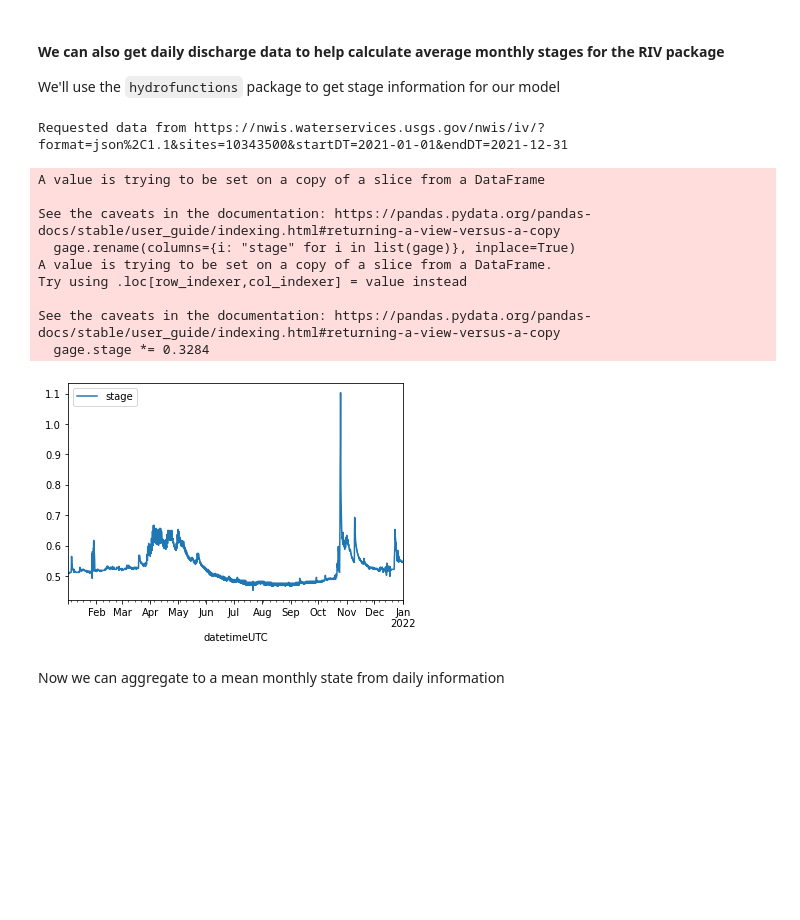
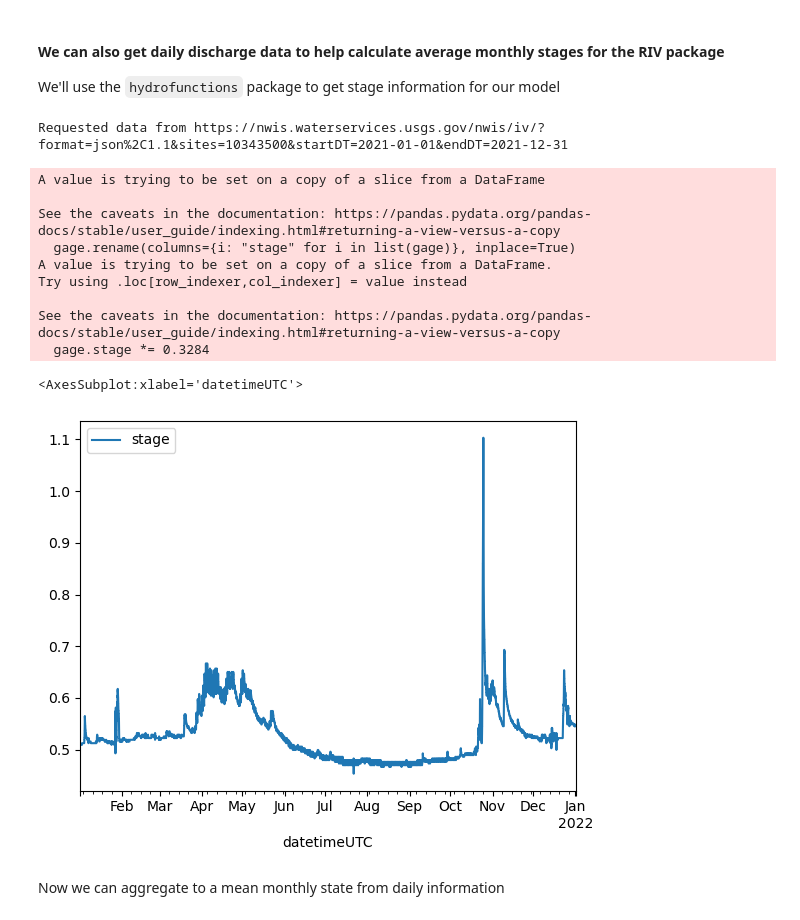
Before and after one commit to DOI-USGS/python-for-hydrology, a Jupyter notebook: notebooks/part1_flopy/04_Modelgrid_and_intersection.ipynb, the cells around one changed output. Drawn from its saved outputs; the diff is of its cells as text; code cells hidden in the pictures; blank space fills up the shorter version.

```diff
--- a/notebooks/part1_flopy/04_Modelgrid_and_intersection.ipynb
+++ b/notebooks/part1_flopy/04_Modelgrid_and_intersection.ipynb
@@ -813,28 +818,29 @@ with open(os.path.join(data_path, "trib_cells.txt")) as foo:
 We'll use the `hydrofunctions` package to get stage information for our model
 # %%
 import hydrofunctions as hf
+matplotlib.use('module://matplotlib_inline.backend_inline')
 
 query = hf.NWIS(station_id, 'iv', "2021-01-01", "2021-12-31")
 gage = query.df()
 gage = query.df("stage")
 gage.rename(columns={i: "stage" for i in list(gage)}, inplace=True)
 # gage.stage *= 0.3284
 # gage.plot();
 gage.stage *= 0.3284
 gage.plot()
-plt.show()
 # %% [output]
 Requested data from https://nwis.waterservices.usgs.gov/nwis/iv/?format=json%2C1.1&sites=10343500&startDT=2021-01-01&endDT=2021-12-31
 A value is trying to be set on a copy of a slice from a DataFrame
 
 See the caveats in the documentation: https://pandas.pydata.org/pandas-docs/stable/user_guide/indexing.html#returning-a-view-versus-a-copy
   gage.rename(columns={i: "stage" for i in list(gage)}, inplace=True)
 A value is trying to be set on a copy of a slice from a DataFrame.
 Try using .loc[row_indexer,col_indexer] = value instead
 
 See the caveats in the documentation: https://pandas.pydata.org/pandas-docs/stable/user_guide/indexing.html#returning-a-view-versus-a-copy
   gage.stage *= 0.3284
+<AxesSubplot:xlabel='datetimeUTC'>
-[figure, old version]
+[figure, new version]
 # %% [markdown]
 Now we can aggregate to a mean monthly state from daily information
 # %%
```
Also changed, not shown: parts of 19 cells of this notebook, 3 other files.
